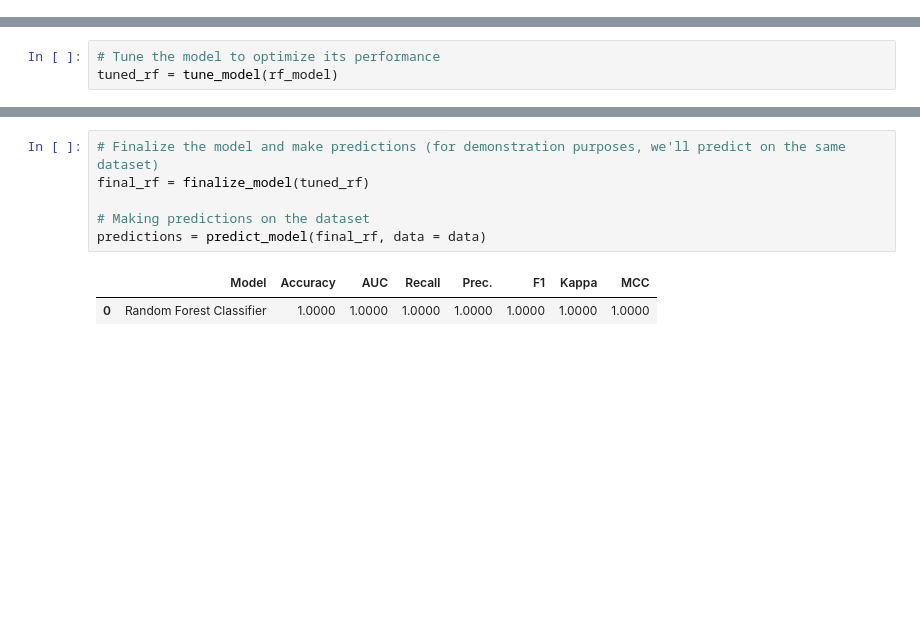
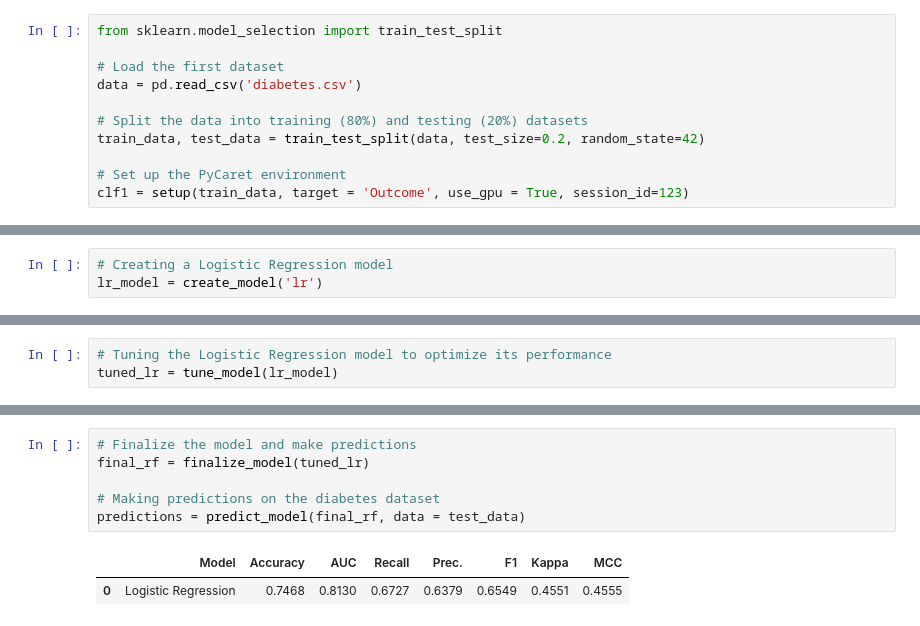
Before and after one commit to AtharvaJadhav/DataMiningAssignments-pycaret, a Jupyter notebook: pycaret_AtharvaJadhav.ipynb, the cells around one changed output, grey strips where cells are left out. Saved outputs shown, nothing was run; the diff lists cells and outputs as text; blank space fills up the shorter version.

```diff
--- a/pycaret_AtharvaJadhav.ipynb
+++ b/pycaret_AtharvaJadhav.ipynb
@@ -64,0 +16,11 @@ clf1 = setup(data, target = 'Outcome', use_gpu = True, session_id=123)
+# %%
+from sklearn.model_selection import train_test_split
+
+# Load the first dataset
+data = pd.read_csv('diabetes.csv')
+
+# Split the data into training (80%) and testing (20%) datasets
+train_data, test_data = train_test_split(data, test_size=0.2, random_state=42)
+
+# Set up the PyCaret environment
+clf1 = setup(train_data, target = 'Outcome', use_gpu = True, session_id=123)
@@ -105,0 +99,3 @@ rf_model = create_model('rf')
+# %%
+# Creating a Logistic Regression model
+lr_model = create_model('lr')
@@ -106,6 +119,6 @@ rf_model = create_model('rf')
 # %%
-# Tune the model to optimize its performance
-tuned_rf = tune_model(rf_model)
+# Tuning the Logistic Regression model to optimize its performance
+tuned_lr = tune_model(lr_model)
 # %% [output]
 [interactive output not drawn]
 |  | Accuracy | AUC | Recall | Prec. | F1 | Kappa | MCC |
@@ -131,11 +144,11 @@ evaluate_model(tuned_rf)
 # %% [output]
 interactive(children=(ToggleButtons(description='Plot Type:', icons=('',), options=(('Pipeline Plot', 'pipelin…
 # %%
-# Finalize the model and make predictions (for demonstration purposes, we'll predict on the same dataset)
-final_rf = finalize_model(tuned_rf)
+# Finalize the model and make predictions
+final_rf = finalize_model(tuned_lr)
 
-# Making predictions on the dataset
-predictions = predict_model(final_rf, data = data)
+# Making predictions on the diabetes dataset
+predictions = predict_model(final_rf, data = test_data)
 # %% [output]
 |  | Model | Accuracy | AUC | Recall | Prec. | F1 | Kappa | MCC |
-| 0 | Random Forest Classifier | 1.0000 | 1.0000 | 1.0000 | 1.0000 | 1.0000 | 1.0000 | 1.0000 |
+| 0 | Logistic Regression | 0.7468 | 0.8130 | 0.6727 | 0.6379 | 0.6549 | 0.4551 | 0.4555 |
```
Also changed, not shown: parts of 24 cells of this notebook.
